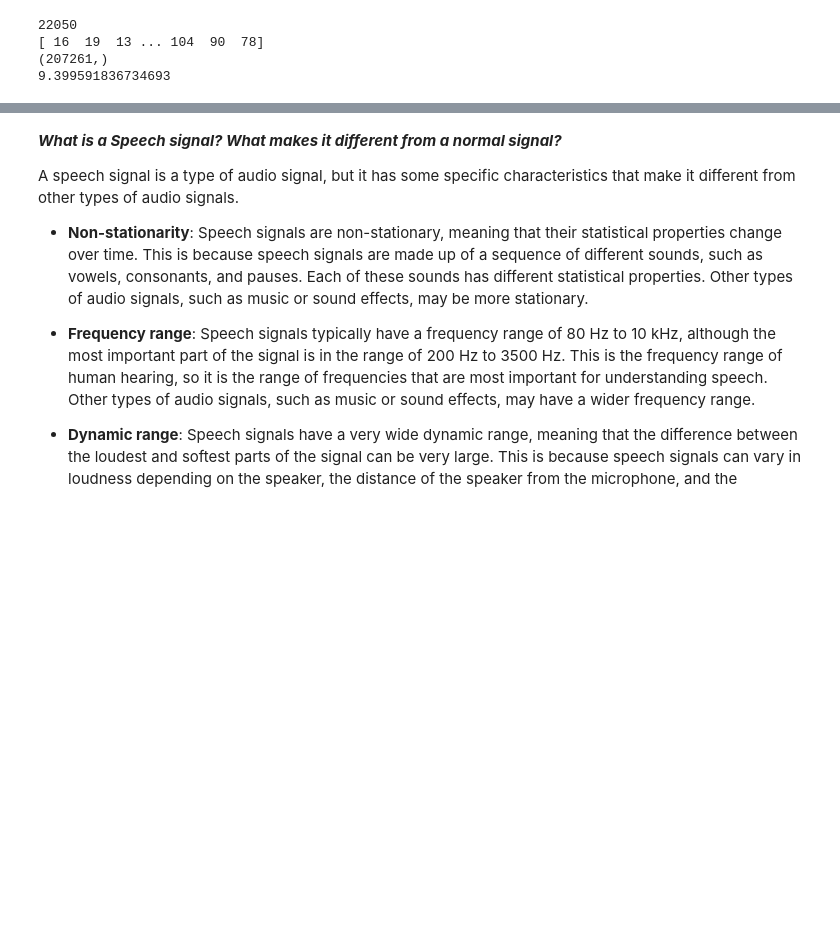
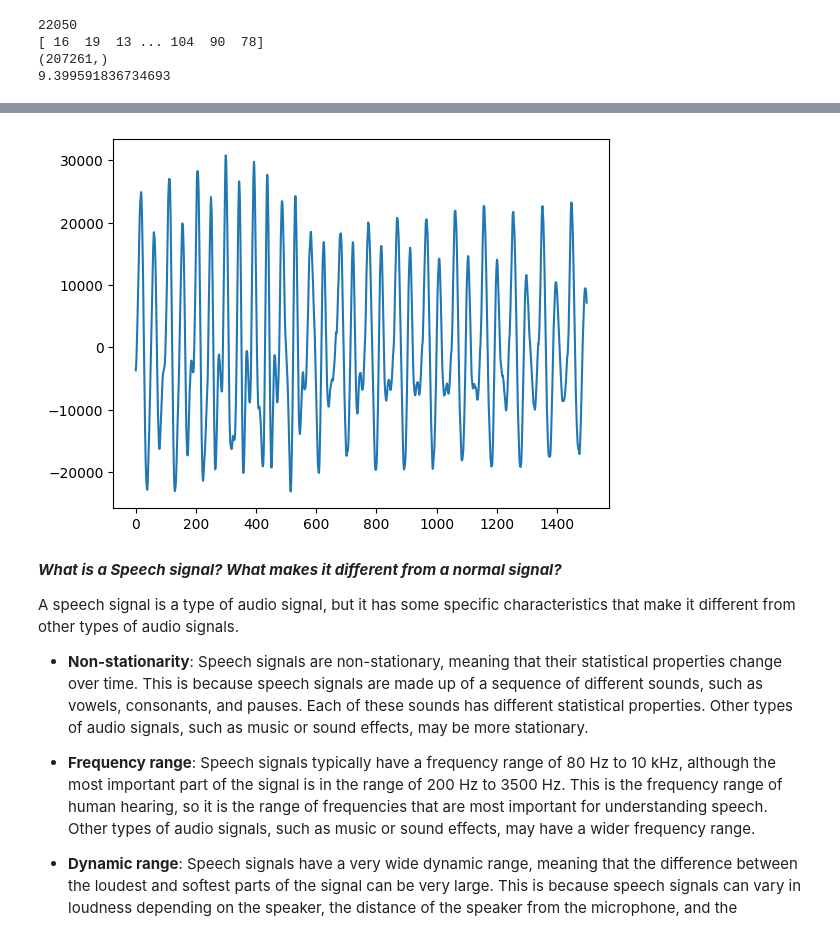
Before and after one commit to pranan71/AIMLtraining_Prakash_Narayanan_M, a Jupyter notebook: Speech_AIML.ipynb, the cells around one changed output, grey strips where cells are left out. Saved outputs shown, nothing was run; the diff lists cells and outputs as text; code cells hidden in the pictures; blank space fills up the shorter version.

```diff
--- a/Speech_AIML.ipynb
+++ b/Speech_AIML.ipynb
@@ -8,7 +8,7 @@
 import scipy.io
 from IPython.display import display, Audio
 # %%
-fs, wav = scipy.io.wavfile.read("/content/ss_01_gt.wav")
+fs, wav = scipy.io.wavfile.read("ss_01_gt.wav")
 print(fs)
 print(wav)
 print(wav.shape)
@@ -22,6 +22,12 @@ print(wav.shape[0] / fs)
 display(Audio(wav, rate=fs))
 # %% [output]
 [interactive output not drawn]
+# %%
+#plt.plot(wav)
+plt.plot(wav[50000:51500])
+plt.show()
+# %% [output]
+[figure, added]
 # %% [markdown]
 ***What is a Speech signal? What makes it different from a normal signal?***
 
```
Also changed, not shown: parts of 2 cells of this notebook.
